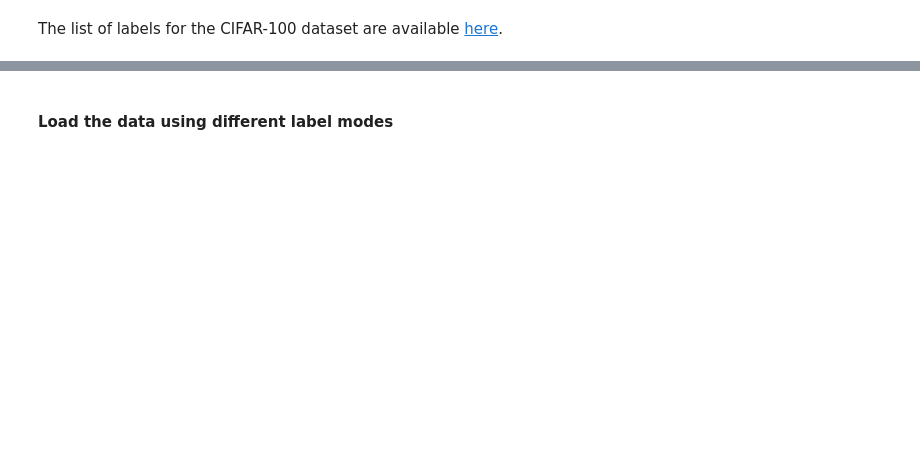
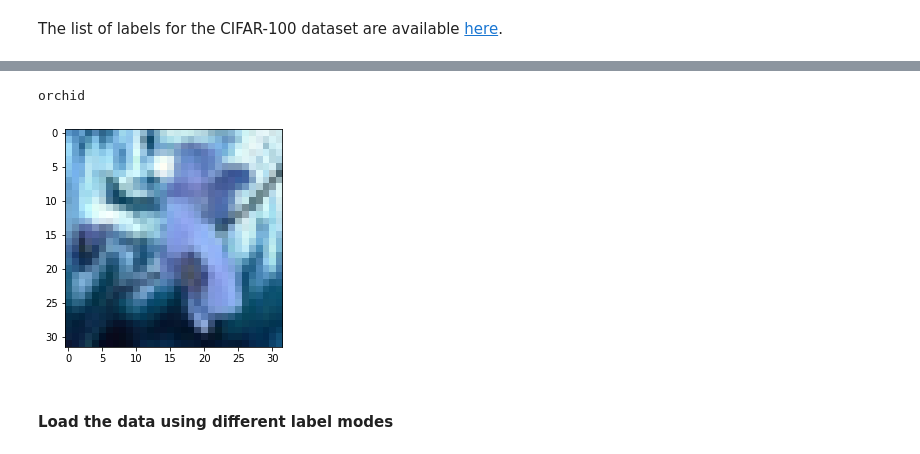
Before and after one commit to PlugInRichi/Aleph, a Jupyter notebook: TensorFlow/Coding Tutorial/C2_Week2.ipynb, the cells around one changed output, grey strips where cells are left out. Cells and saved outputs as stored; diff of their text form; code cells hidden in the pictures; blank space fills up the shorter version.

```diff
--- a/TensorFlow/Coding Tutorial/C2_Week2.ipynb
+++ b/TensorFlow/Coding Tutorial/C2_Week2.ipynb
@@ -58,7 +73,7 @@ drive.mount('/content/gdrive')
 
 import json
 
-with open('your_gdrive/cifar100_fine_labels.json', 'r') as fine_labels:
+with open('gdrive/MyDrive/TensorflowCourse/cifar100_fine_labels.json', 'r') as fine_labels:
     cifar100_fine_labels = json.load(fine_labels)
 # %% [markdown]
 The list of labels for the CIFAR-100 dataset are available [here](https://www.cs.toronto.edu/~kriz/cifar.html).
@@ -67,5 +86,10 @@ The list of labels for the CIFAR-100 dataset are available [here](https://www.cs
 # %%
 # Print the corresponding label for the example above
+plt.imshow(x_train_im[510])
+print(cifar100_fine_labels[int(y_train[510])])
+# %% [output]
+orchid
+[figure, added]
 # %% [markdown]
 #### Load the data using different label modes
 # %%
```
Also changed, not shown: parts of 28 cells of this notebook.
